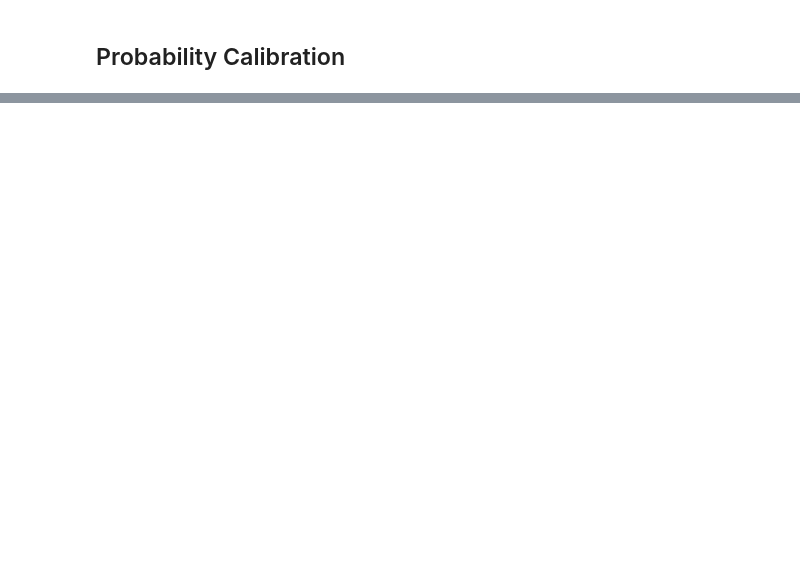
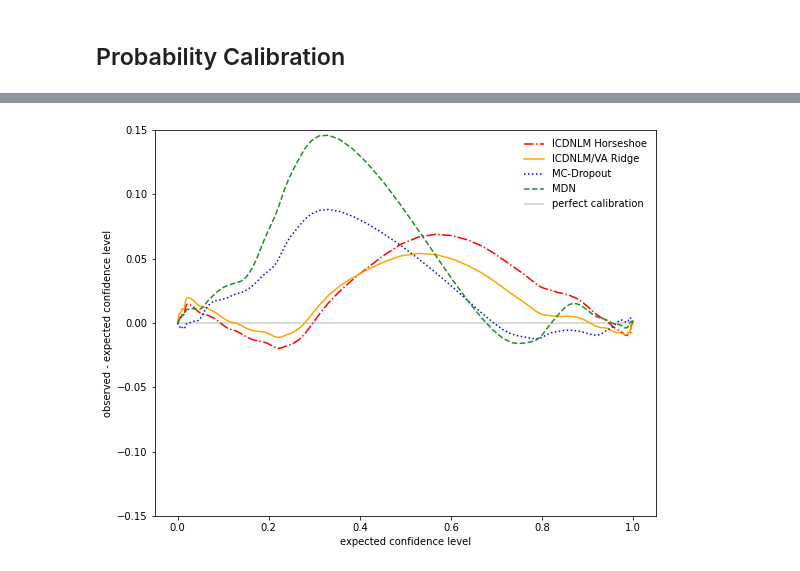
Before and after one commit to clarahoffmann/commaai, a Jupyter notebook: 05_predictions/calibration/cil/calibration.ipynb, the cells around one changed output, grey strips where cells are left out. Drawn from its saved outputs; the diff is of its cells as text; code cells hidden in the pictures; blank space fills up the shorter version.

```diff
--- a/05_predictions/calibration/cil/calibration.ipynb
+++ b/05_predictions/calibration/cil/calibration.ipynb
@@ -172,3 +181,25 @@ plt.savefig('../../../../data/commaai/calibration/marginal_calibration/prob_cali
+# %%
+fig = plt.figure(figsize=(7,5))
+ax = fig.add_subplot(111)
+#ax.plot(cdf, cdf_va- cdf, color = 'red', label = 'VA/Horseshoe')
+ax.hlines(0, 0, 1, color = 'black', label ='perfect calibration', alpha = 0.2)
+ax.plot(cdf[help_grid], va_horse_cdf - cdf[help_grid], color = 'red', linestyle= '-.', label = 'ICDNLM Horseshoe')
+ax.plot(cdf[help_grid], va_ridge_cdf - cdf[help_grid], color = 'orange', label = 'ICDNLM/VA Ridge') #*0.9292
+ax.plot(cdf[help_grid], mc_dropout_cdf - cdf[help_grid], color = 'blue', linestyle = ':', label = 'MC-Dropout')
+ax.plot(cdf[help_grid], mdn_cdf - cdf[help_grid], color = 'forestgreen', linestyle = '--', label = 'MDN')
+ax.legend()
+plt.legend(framealpha=0.0)
+
+plt.tight_layout()
+#plt.autoscale()
+plt.ylim(-0.15,0.15)
+#plt.title('CPL', size = 20)
+plt.xlabel('expected confidence level')
+plt.ylabel('observed - expected confidence level')
+fig.set_size_inches(8, 6)
+plt.savefig('../../../../data/commaai/calibration/marginal_calibration/prob_calibration_cil_dropout.png', bbox_inches='tight', pad_inches=1)
+# %% [output]
+[figure, added]
 # %%
 # plot like in Klein Paper
 fig = plt.figure(figsize=(7,5))
```
Also changed, not shown: parts of 4 cells of this notebook, 53 other files.
